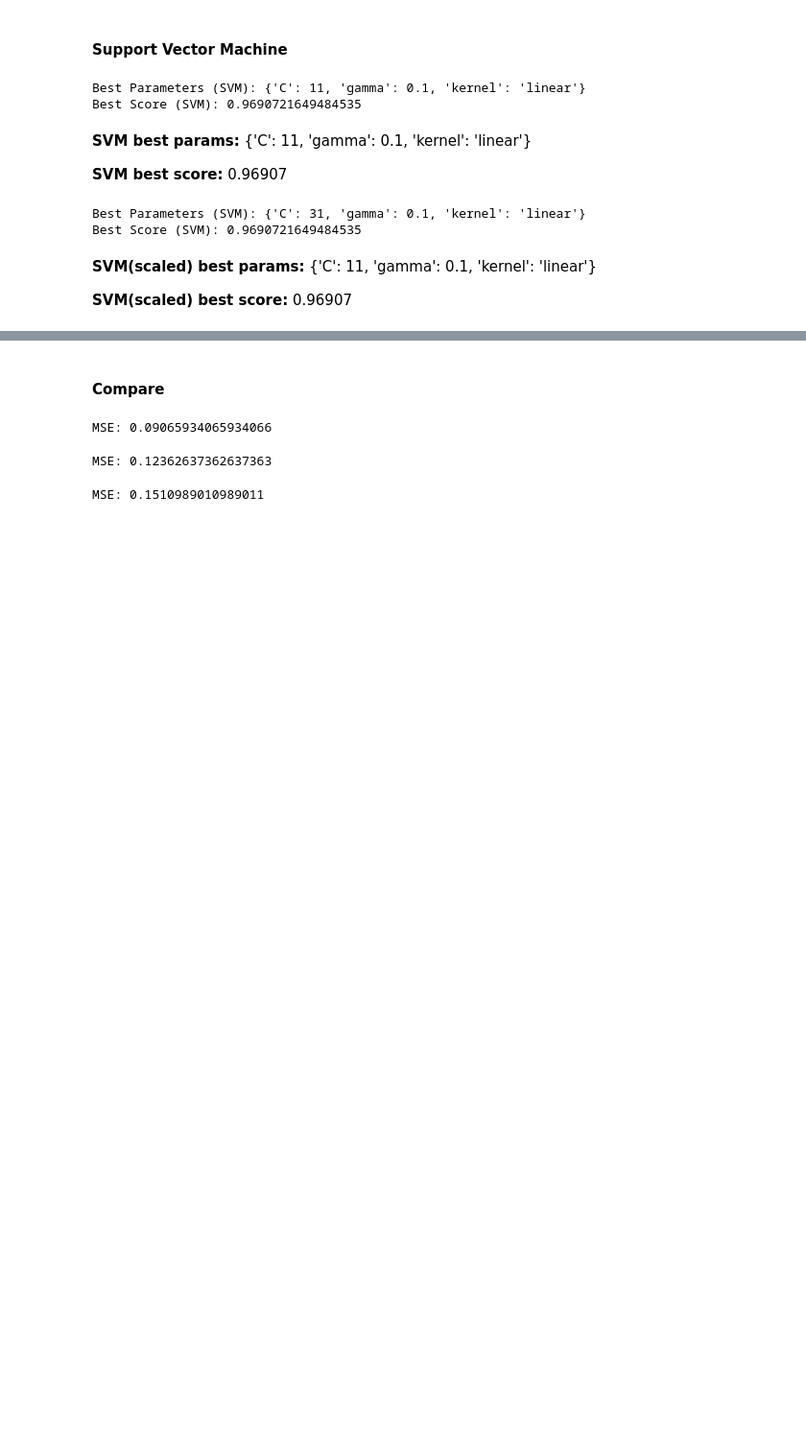
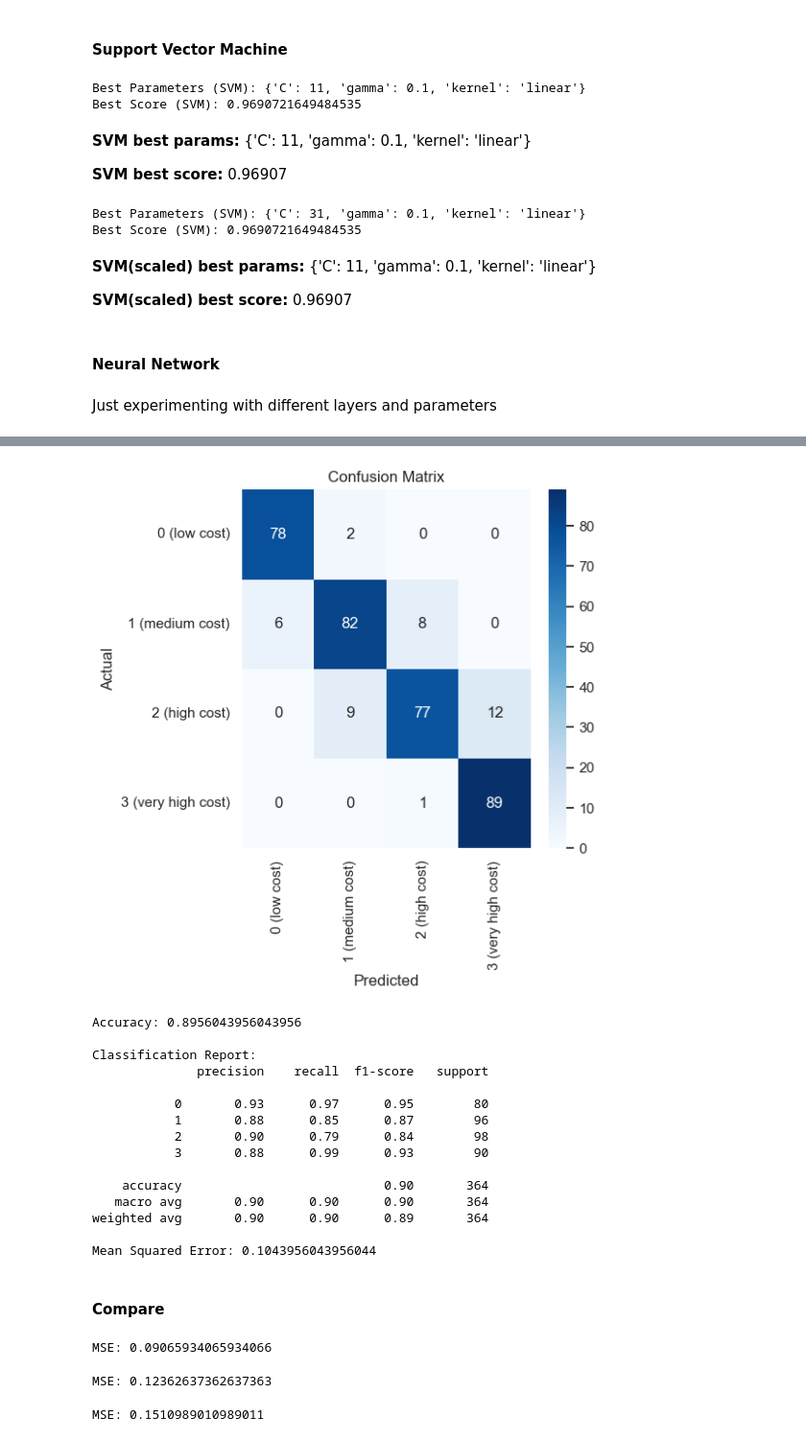
Before and after one commit to MarkkusKoddala/MobilePriceClassification, a Jupyter notebook: mobilepricepredictor.ipynb, the cells around one changed output, grey strips where cells are left out. Shown at 96% size. Saved outputs shown, nothing was run; the diff lists cells and outputs as text; code cells hidden in the pictures; blank space fills up the shorter version.

```diff
--- a/mobilepricepredictor.ipynb
+++ b/mobilepricepredictor.ipynb
@@ -791,3 +806,50 @@ Best Score (SVM): 0.9690721649484535
 <strong>SVM(scaled) best params:</strong> {'C': 11, 'gamma': 0.1, 'kernel': 'linear'}
 
 <strong>SVM(scaled) best score:</strong> 0.96907
+# %% [markdown]
+<h4> Neural Network </h4>
+# %% [markdown]
+<p>Just experimenting with different layers and parameters</p>
+# %%
+X_train, X_test, y_train, y_test = train_test_split(df_train_X, df_train_Y, test_size=0.20, random_state=42)
+scaler = StandardScaler()
+X_train_scaled = scaler.fit_transform(X_train)
+X_test_scaled = scaler.transform(X_test)
+
+tf.random.set_seed(0)
+model = tf.keras.Sequential([
+    tf.keras.layers.Dense(512, activation='elu', input_shape=(X_train_scaled.shape[1],)),
+    tf.keras.layers.BatchNormalization(), #To prevent overfitting
+
+    tf.keras.layers.Dense(512, activation='elu'),
+    tf.keras.layers.BatchNormalization(), #To prevent overfitting
+
+    tf.keras.layers.Dense(256, activation='elu'),
+    tf.keras.layers.BatchNormalization(),
+
+    tf.keras.layers.Dense(128, activation='elu'),
+    tf.keras.layers.BatchNormalization(),
+    tf.keras.layers.Dropout(0.5), #To prevent overfitting
+
+    tf.keras.layers.Dense(64, activation='elu'),
+    tf.keras.layers.BatchNormalization(),
+    tf.keras.layers.Dropout(0.5), #To prevent overfitting
+
+    tf.keras.layers.Dense(4, activation='softmax')  # Output layer with 4 units for 4 classes and softmax activation
+])
+
+custom_optimizer = tf.keras.optimizers.Adam(learning_rate=0.0001)  # Change the learning rate as needed
+
+model.compile(optimizer=custom_optimizer,
+              loss='sparse_categorical_crossentropy',
+              metrics=['accuracy'])
+
+
+model.fit(X_train_scaled, y_train, epochs=80, batch_size=15, validation_split=0.1)
+
+
+y_pred_probs = model.predict(X_test_scaled)
+y_pred = np.argmax(y_pred_probs, axis=1)
+
+plot_confusion_matrix_with_report(y_test, y_pred)
+# %% [output]
@@ -794,3 +873,19 @@ Best Score (SVM): 0.9690721649484535
+[figure, added]
+Accuracy: 0.8956043956043956
+
+Classification Report:
+              precision    recall  f1-score   support
+
+           0       0.93      0.97      0.95        80
+           1       0.88      0.85      0.87        96
+           2       0.90      0.79      0.84        98
+           3       0.88      0.99      0.93        90
+
+    accuracy                           0.90       364
+   macro avg       0.90      0.90      0.90       364
+weighted avg       0.90      0.90      0.89       364
+
+Mean Squared Error: 0.1043956043956044
 # %% [markdown]
 <h4>Compare</h4>
 # %%
```
Also changed, not shown: parts of 60 cells of this notebook.
